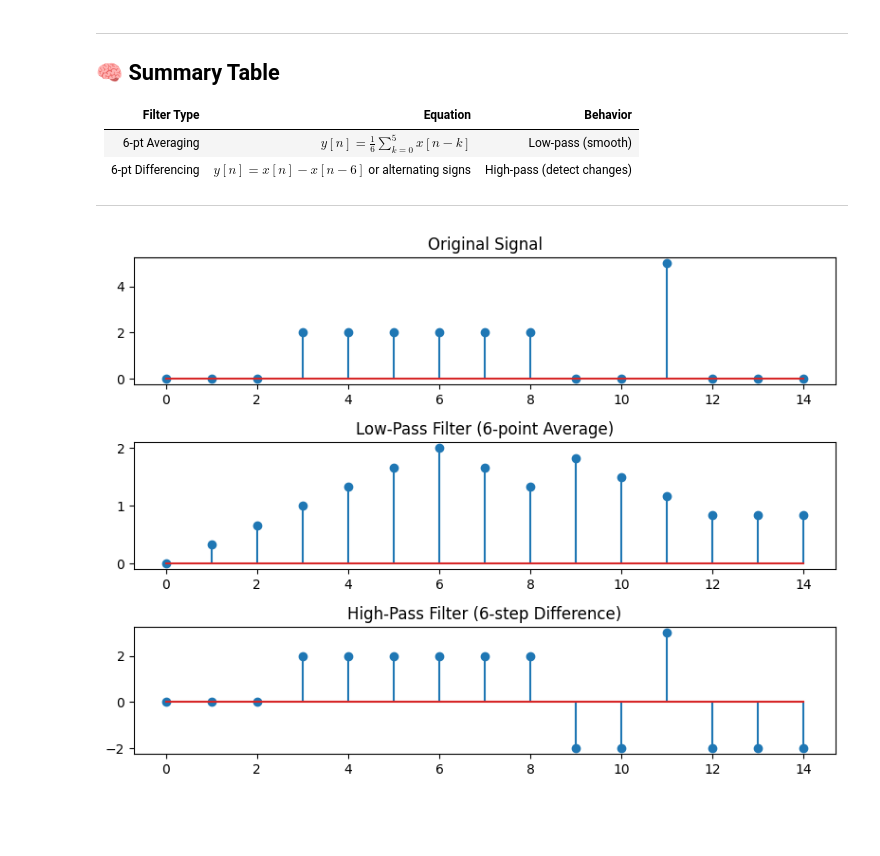
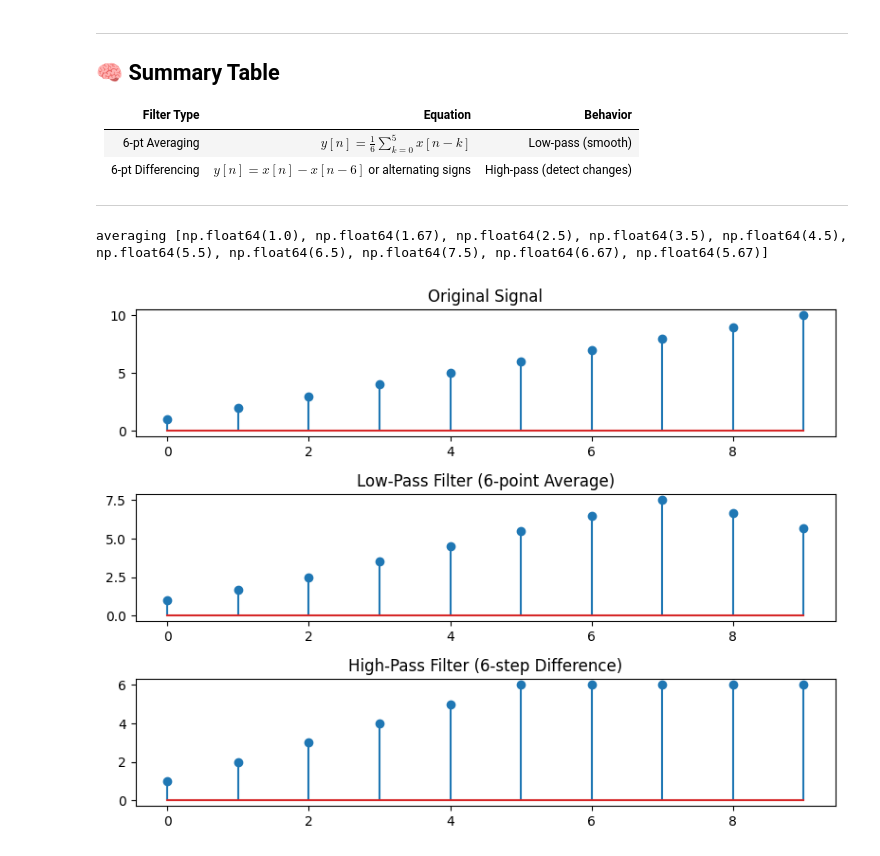
Before and after one commit to nazmulhasan77/Digital_Signal_Processing_Lab, a Jupyter notebook: 07_filter_realization.ipynb, the cells around one changed output. Cells and saved outputs as stored; diff of their text form; code cells hidden in the pictures; blank space fills up the shorter version.

```diff
--- a/07_filter_realization.ipynb
+++ b/07_filter_realization.ipynb
@@ -111,34 +111,35 @@ import numpy as np
 import matplotlib.pyplot as plt
 
 # Create a simple signal with a step and a spike
-x = np.array([0, 0, 0, 2, 2, 2, 2, 2, 2, 0, 0, 5, 0, 0, 0])
+x = [1,2,3,4,5,6,7,8,9,10]
 n = np.arange(len(x))
 
 # --- Low-pass filter: 6-point average ---
 avg_filter = np.ones(6) / 6
 low_pass = np.convolve(x, avg_filter, mode='same')  # smooth signal
 
 # --- High-pass filter: difference with 6 steps before ---
 x_padded = np.concatenate((np.zeros(6), x))         # pad beginning with 6 zeros
 high_pass = x_padded[6:] - x_padded[:-6]            # x[n] - x[n-6]
 high_pass = high_pass[:len(x)]                      # trim to original length
 
 # --- Plot the results ---
 plt.figure(figsize=(8, 6))
 
 plt.subplot(3, 1, 1)
 plt.stem(n, x)
 plt.title("Original Signal")
 
 plt.subplot(3, 1, 2)
 plt.stem(n, low_pass)
 plt.title("Low-Pass Filter (6-point Average)")
 
 plt.subplot(3, 1, 3)
 plt.stem(n, high_pass)
 plt.title("High-Pass Filter (6-step Difference)")
-
+print("averaging",[round(val,2) for val in low_pass])
 plt.tight_layout()
 plt.show()
 # %% [output]
+averaging [np.float64(1.0), np.float64(1.67), np.float64(2.5), np.float64(3.5), np.float64(4.5), np.float64(5.5), np.float64(6.5), np.float64(7.5), np.float64(6.67), np.float64(5.67)]
-[figure, old version]
+[figure, new version]
```
Also changed, not shown: 4 other files.
